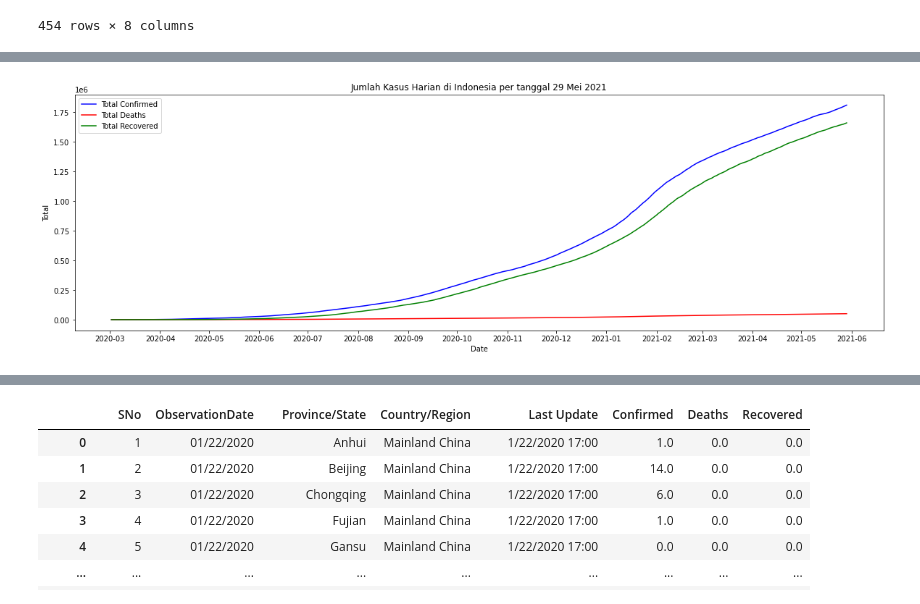
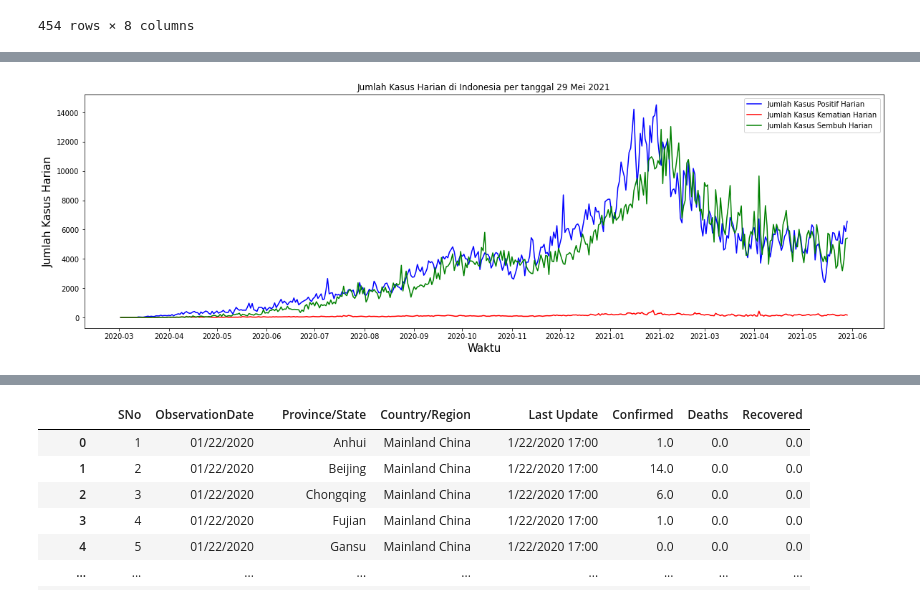
Before and after one commit to ReynaraEzra/Data-Science-Trainee, a Jupyter notebook: JSC.ipynb, the cells around one changed output, grey strips where cells are left out. Cells and saved outputs as stored; diff of their text form; code cells hidden in the pictures.

```diff
--- a/JSC.ipynb
+++ b/JSC.ipynb
@@ -237,17 +178,19 @@ data_jkt.to_excel('Data Jakarta per 29 Mei 2021.xlsx')
 # %%
+from matplotlib.dates import MonthLocator, DateFormatter
+
 fig, ax = plt.subplots()
 fig.set_size_inches(20, 6)
 
-ax.plot(data_jkt['ObservationDate'], data_jkt['Confirmed'], color='blue', label='Total Confirmed')
-ax.plot(data_jkt['ObservationDate'], data_jkt['Deaths'], color='red', label='Total Deaths')
-ax.plot(data_jkt['ObservationDate'], data_jkt['Recovered'], color='green', label='Total Recovered')
-ax.set_xlabel('Date')
+ax.plot(data_jkt['ObservationDate'], data_jkt['Daily Confirmed'], color='blue', label='Jumlah Kasus Positif Harian')
+ax.plot(data_jkt['ObservationDate'], data_jkt['Daily Deaths'], color='red', label='Jumlah Kasus Kematian Harian')
+ax.plot(data_jkt['ObservationDate'], data_jkt['Daily Recovered'], color='green', label='Jumlah Kasus Sembuh Harian')
+ax.set_xlabel('Waktu', fontsize=15)
 ax.xaxis.set_major_locator(MonthLocator())
 ax.xaxis.set_major_formatter(DateFormatter('%Y-%m'))
-ax.set_ylabel('Total')
+ax.set_ylabel('Jumlah Kasus Harian', fontsize=15)
 ax.set_title('Jumlah Kasus Harian di Indonesia per tanggal 29 Mei 2021')
 ax.legend()
 
 plt.show()
 # %% [output]
-[figure, old version]
+[figure, new version]
```
Also changed, not shown: parts of 18 cells of this notebook.
